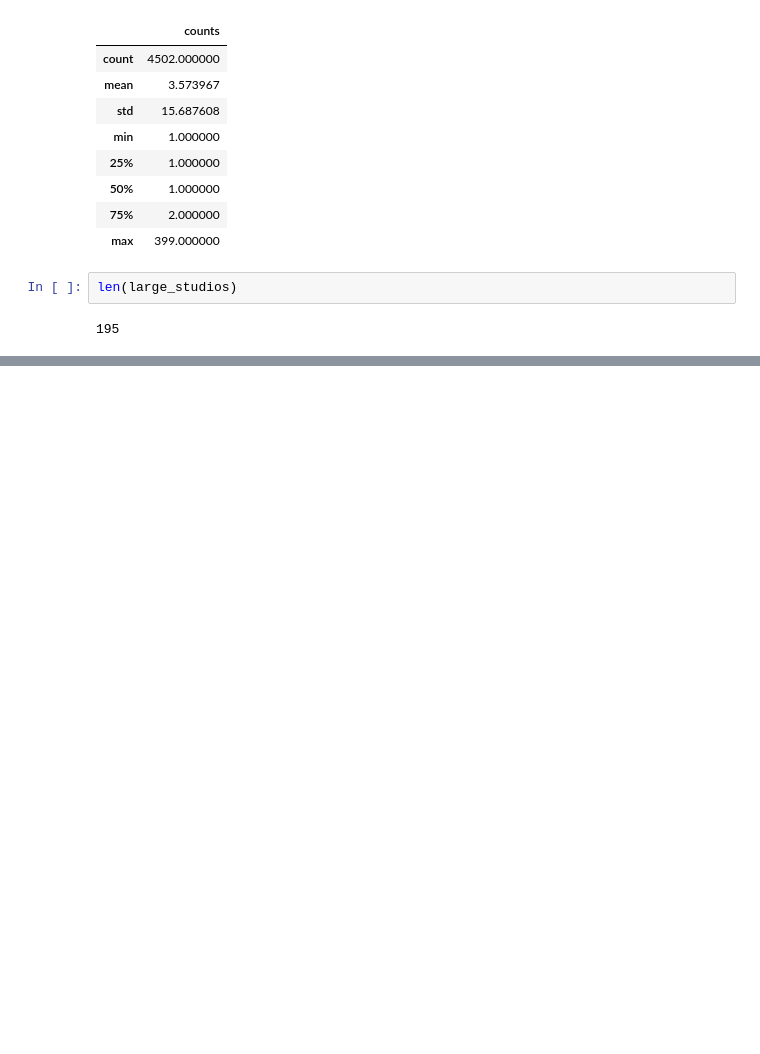
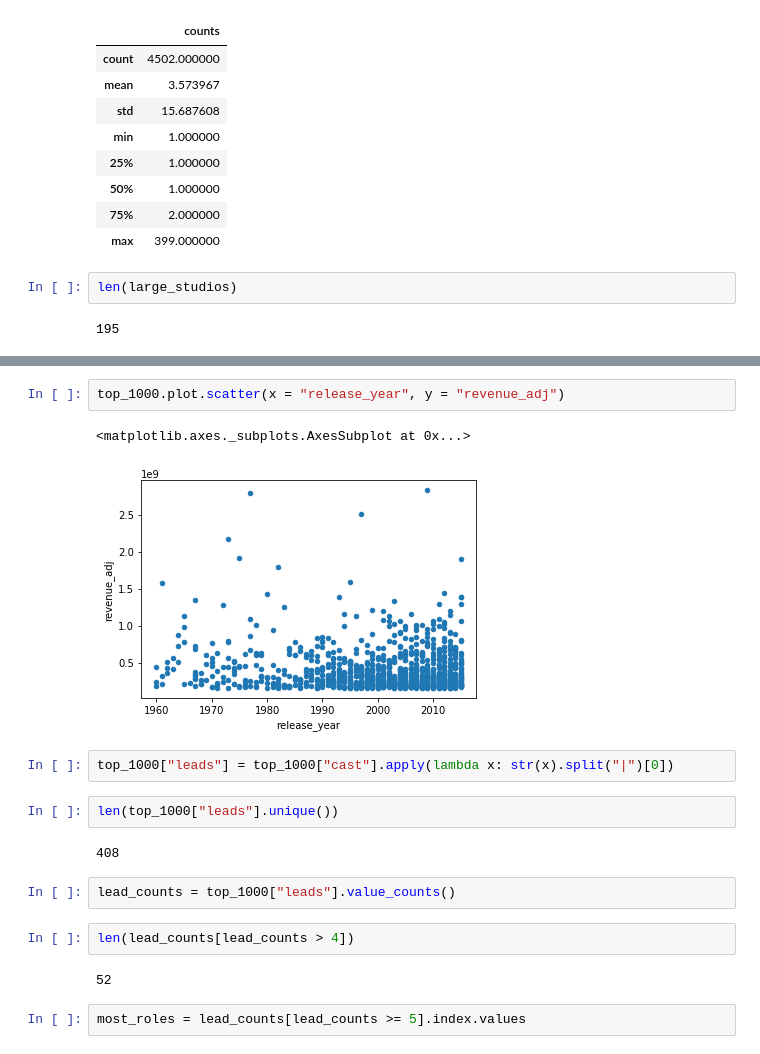
Before and after one commit to jtanquil/data_analyst_nanodegree, a Jupyter notebook: project2/Untitled.ipynb, the cells around one changed output, grey strips where cells are left out. Saved outputs shown, nothing was run; the diff lists cells and outputs as text; blank space fills up the shorter version.

```diff
--- a/project2/Untitled.ipynb
+++ b/project2/Untitled.ipynb
@@ -1198,0 +1215,19 @@ len(large_studios)
+# %%
+top_1000.plot.scatter(x = "release_year", y = "revenue_adj")
+# %% [output]
+<matplotlib.axes._subplots.AxesSubplot at 0x...>
+[figure, added]
+# %%
+top_1000["leads"] = top_1000["cast"].apply(lambda x: str(x).split("|")[0])
+# %%
+len(top_1000["leads"].unique())
+# %% [output]
+408
+# %%
+lead_counts = top_1000["leads"].value_counts()
+# %%
+len(lead_counts[lead_counts > 4])
+# %% [output]
+52
+# %%
+most_roles = lead_counts[lead_counts >= 5].index.values
```
Also changed, not shown: parts of 11 cells of this notebook.
